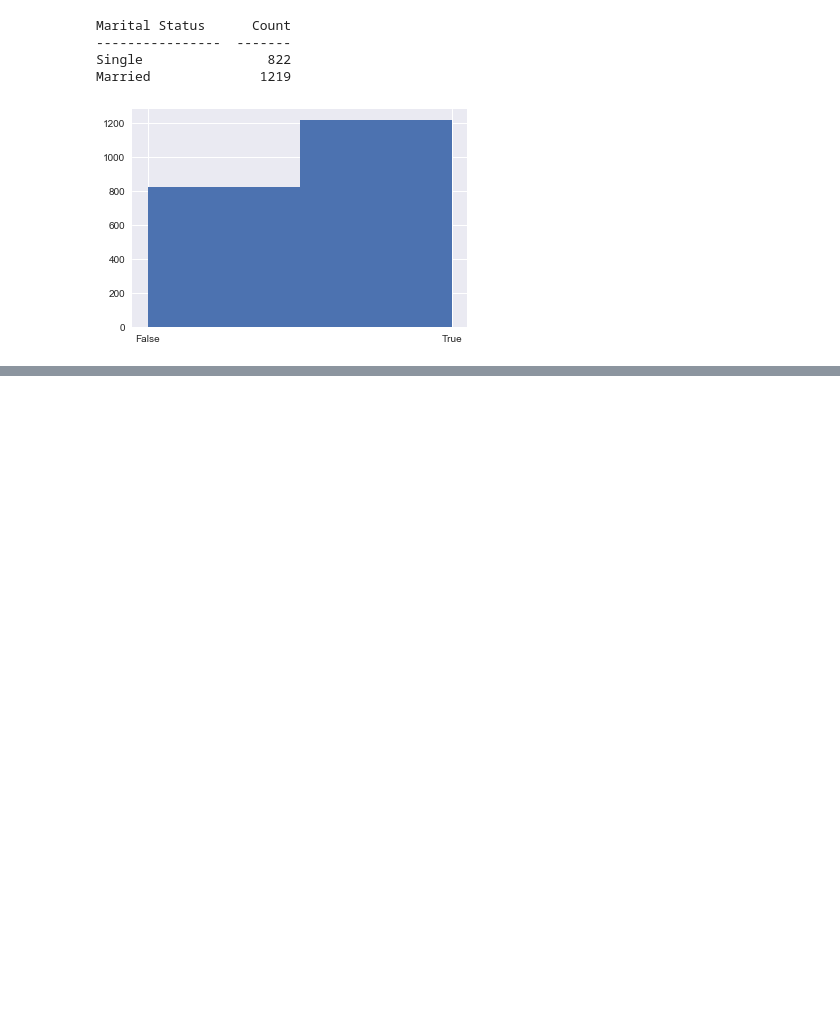
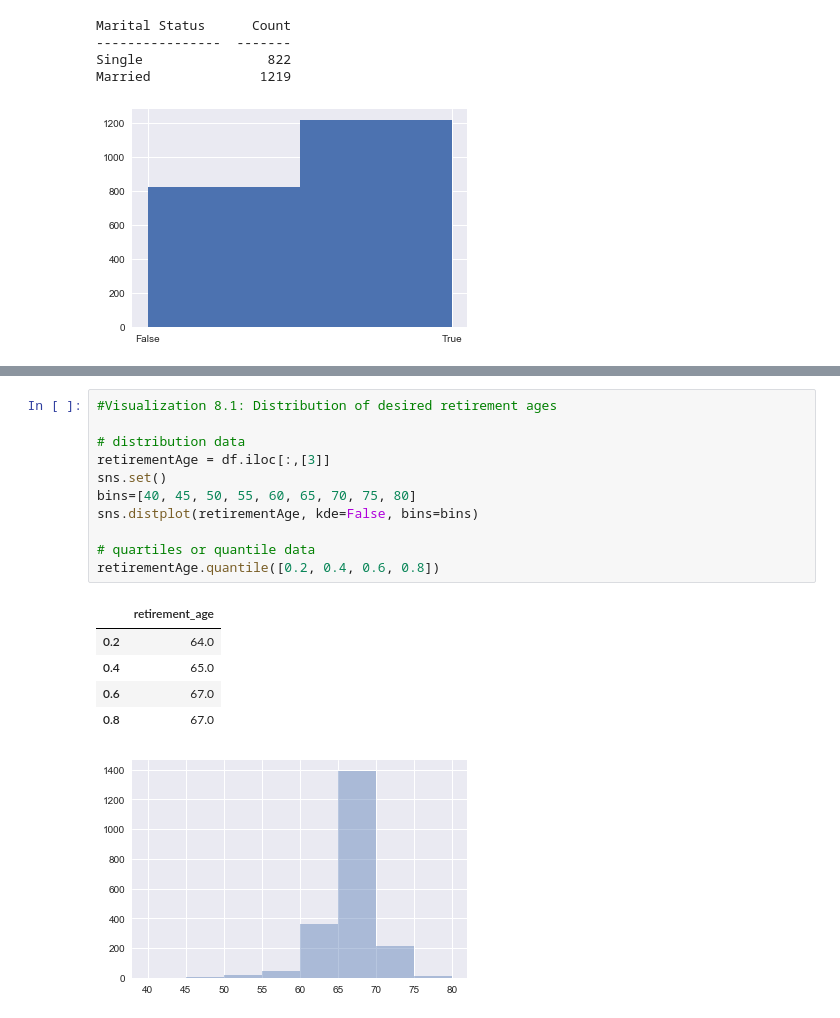
Before and after one commit to nc-looks/PythonBasics, a Jupyter notebook: Work/TAProdDataAnalysis/TAProdDataAnalysis.ipynb, the cells around one changed output, grey strips where cells are left out. Cells and saved outputs as stored; diff of their text form; blank space fills up the shorter version.

```diff
--- a/Work/TAProdDataAnalysis/TAProdDataAnalysis.ipynb
+++ b/Work/TAProdDataAnalysis/TAProdDataAnalysis.ipynb
@@ -959,0 +214,18 @@ g.set(xlim=(60, 72))
+# %%
+#Visualization 8.1: Distribution of desired retirement ages
+
+# distribution data
+retirementAge = df.iloc[:,[3]]
+sns.set()
+bins=[40, 45, 50, 55, 60, 65, 70, 75, 80]
+sns.distplot(retirementAge, kde=False, bins=bins)
+
+# quartiles or quantile data
+retirementAge.quantile([0.2, 0.4, 0.6, 0.8])
+# %% [output]
+|  | retirement_age |
+| 0.2 | 64.0 |
+| 0.4 | 65.0 |
+| 0.6 | 67.0 |
+| 0.8 | 67.0 |
+[figure, added]
```
Also changed, not shown: parts of 49 cells of this notebook.
